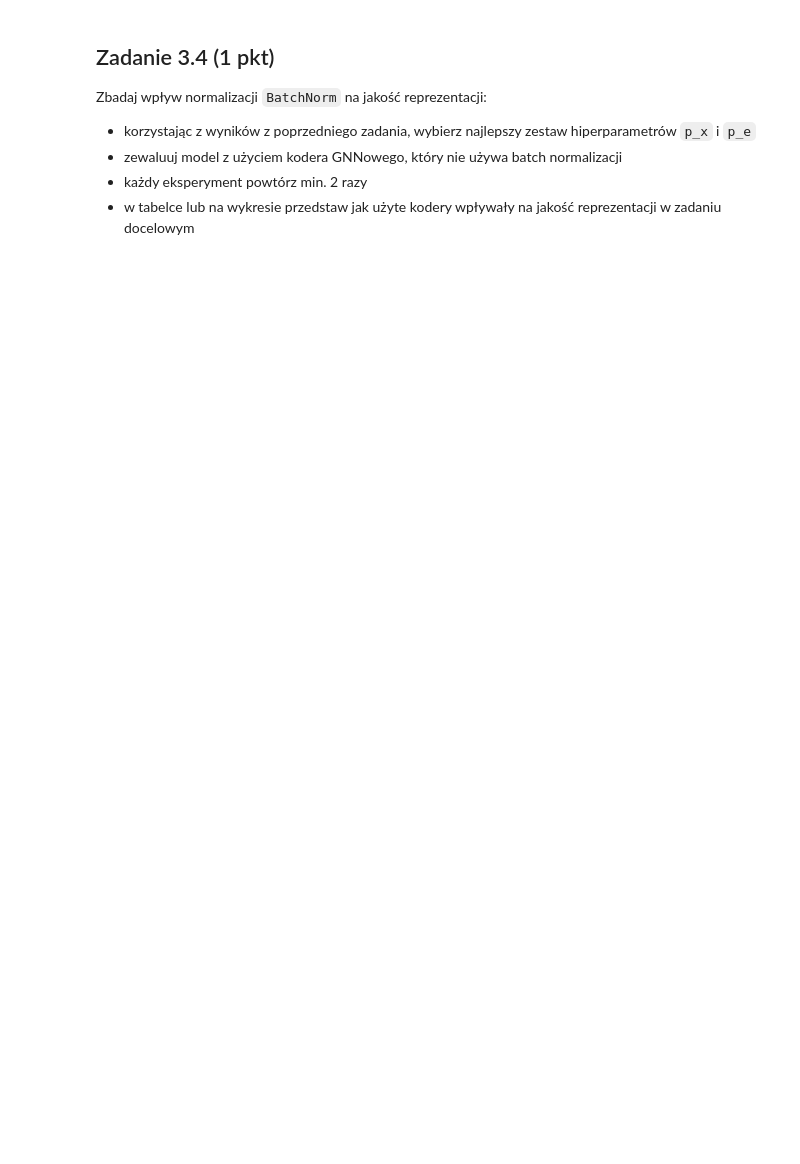
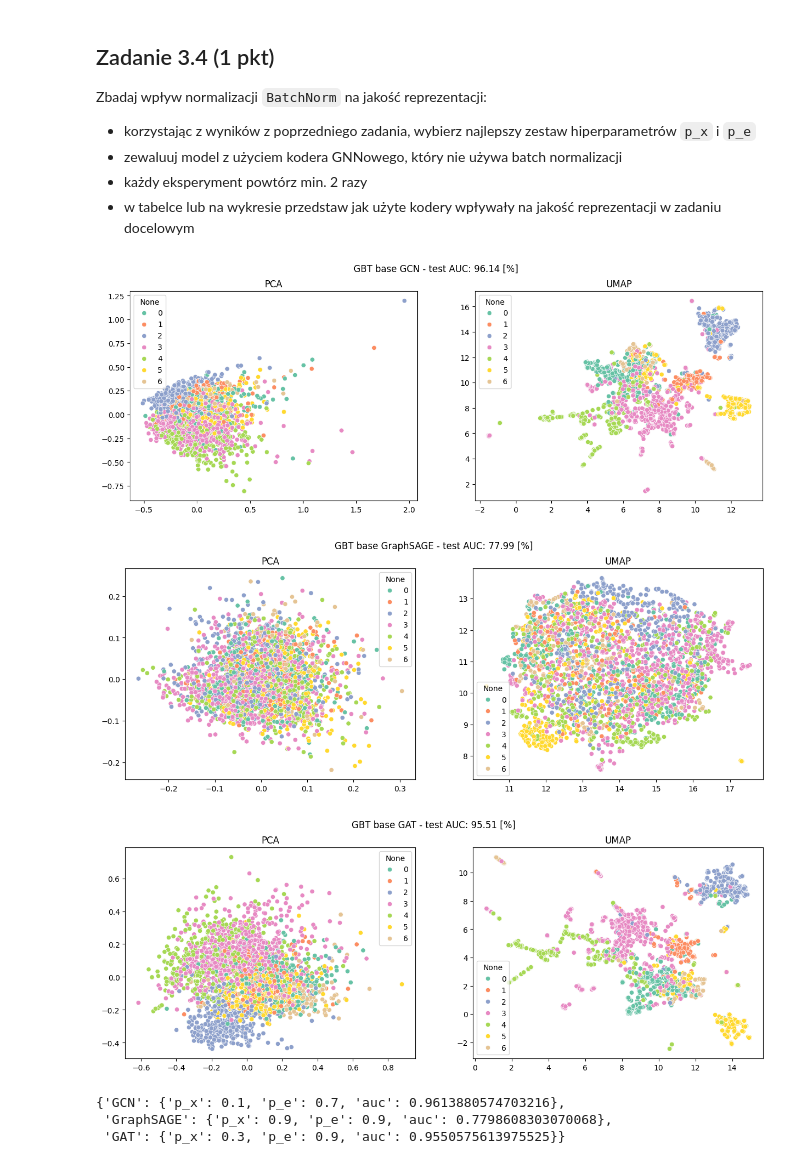
Before and after one commit to piotrdurniat/representation-learning-l04, a Jupyter notebook: 3. Uczenie nienadzorowane.ipynb, the cells around one changed output. Cells and saved outputs as stored; diff of their text form; code cells hidden in the pictures; blank space fills up the shorter version.

```diff
--- a/3. Uczenie nienadzorowane.ipynb
+++ b/3. Uczenie nienadzorowane.ipynb
@@ -509,0 +847,11 @@ raise NotImplementedError()
+# %%
+no_batchnorm_res = eval_no_batchnorm(params=params)
+
+display(no_batchnorm_res)
+# %% [output]
+[figure, added]
+[figure, added]
+[figure, added]
+{'GCN': {'p_x': 0.1, 'p_e': 0.7, 'auc': 0.9613880574703216},
+ 'GraphSAGE': {'p_x': 0.9, 'p_e': 0.9, 'auc': 0.7798608303070068},
+ 'GAT': {'p_x': 0.3, 'p_e': 0.9, 'auc': 0.9550575613975525}}
```
Also changed, not shown: parts of 13 cells of this notebook.
